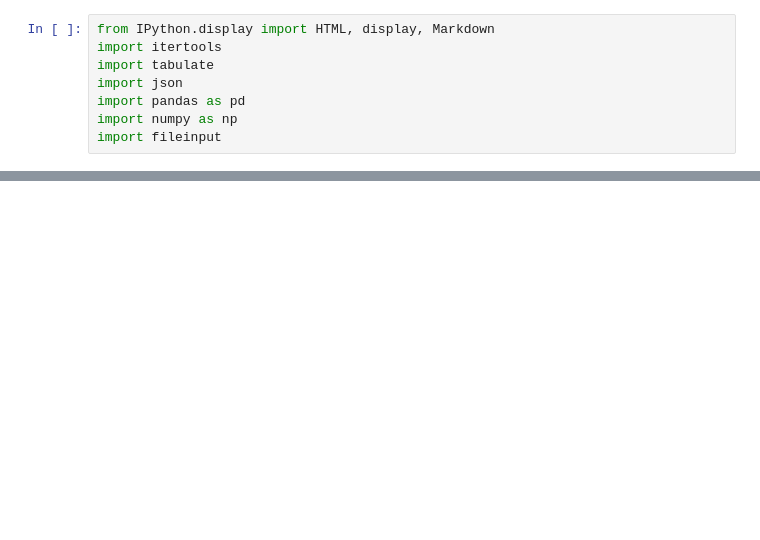
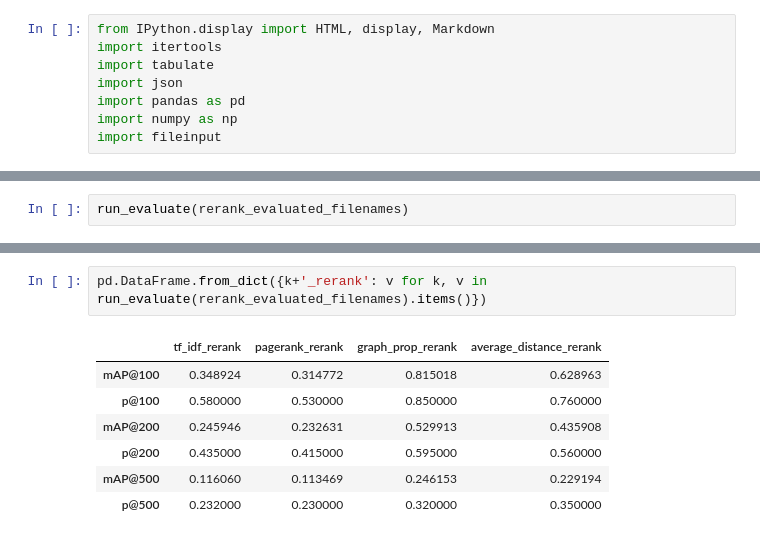
Before and after one commit to yuq-1s/Concept-Acquisition-Pipeline, a Jupyter notebook: print_evaluation.ipynb, the cells around one changed output, grey strips where cells are left out. Saved outputs shown, nothing was run; the diff lists cells and outputs as text; blank space fills up the shorter version.

```diff
--- a/print_evaluation.ipynb
+++ b/print_evaluation.ipynb
@@ -61,0 +84,2 @@ pandas_df_to_markdown_table(pd.DataFrame(pdp))
+# %%
+run_evaluate(rerank_evaluated_filenames)
@@ -61,0 +104,10 @@ pandas_df_to_markdown_table(pd.DataFrame(pdp))
+# %%
+pd.DataFrame.from_dict({k+'_rerank': v for k, v in run_evaluate(rerank_evaluated_filenames).items()})
+# %% [output]
+|  | tf_idf_rerank | pagerank_rerank | graph_prop_rerank | average_distance_rerank |
+| mAP@100 | 0.348924 | 0.314772 | 0.815018 | 0.628963 |
+| p@100 | 0.580000 | 0.530000 | 0.850000 | 0.760000 |
+| mAP@200 | 0.245946 | 0.232631 | 0.529913 | 0.435908 |
+| p@200 | 0.435000 | 0.415000 | 0.595000 | 0.560000 |
+| mAP@500 | 0.116060 | 0.113469 | 0.246153 | 0.229194 |
+| p@500 | 0.232000 | 0.230000 | 0.320000 | 0.350000 |
```
Also changed, not shown: parts of 17 cells of this notebook, 14 other files.
